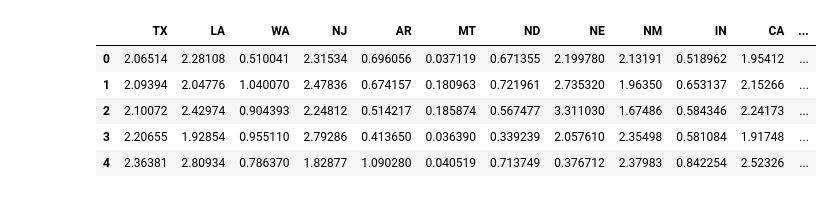
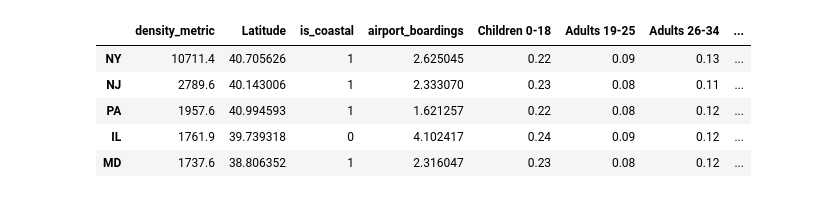
Before and after one commit to benlevyx/modelling-infectious-disease, a Jupyter notebook: state_stats/bayesian_model.ipynb, the cells around one changed output. Saved outputs shown, nothing was run; the diff lists cells and outputs as text; code cells hidden in the pictures.

```diff
--- a/state_stats/bayesian_model.ipynb
+++ b/state_stats/bayesian_model.ipynb
@@ -94,0 +337,6 @@ state2abbrev = {v: k for k, v in abbrev2state.items()}
+# %%
+# merge age dataframe with dataframe that contains the rest of the features
+age_df['Location'] = [state2abbrev[state] for state in age_df.Location]
+state_stats_df2 = (pd.merge(state_stats_df1, age_df, left_index=True, right_on='Location')
+                  .drop(columns=['Location']))
+state_stats_df2.index = ordered_density_metric2state.values()
@@ -95,11 +352,19 @@ state2abbrev = {v: k for k, v in abbrev2state.items()}
+# %%
+# dataset that reports the average temperature of each state during each of the four seasons of the year
+temps_df = pd.read_csv('temps.csv')
 # %%
-flu_ground_truth_df.columns = [state2abbrev[state] for state in flu_ground_truth_df.columns]
+temps_df['State'] = [state2abbrev[state] for state in temps_df.State]
+# %%
+# merge temperature dataframe with dataframe that contains the rest of the features
+state_stats_df3 = (pd.merge(state_stats_df2, temps_df, left_index=True, right_on='State')
+                  .drop(columns=['State']))
+state_stats_df3.index = ordered_density_metric2state.values()
 # %%
-flu_ground_truth_df.head()
+state_stats_df3.head()
 # %% [output]
-|  | TX | LA | WA | NJ | AR | MT | ND | NE | NM | IN | CA | ... |
-| 0 | 2.06514 | 2.28108 | 0.510041 | 2.31534 | 0.696056 | 0.037119 | 0.671355 | 2.199780 | 2.13191 | 0.518962 | 1.95412 | ... |
-| 1 | 2.09394 | 2.04776 | 1.040070 | 2.47836 | 0.674157 | 0.180963 | 0.721961 | 2.735320 | 1.96350 | 0.653137 | 2.15266 | ... |
-| 2 | 2.10072 | 2.42974 | 0.904393 | 2.24812 | 0.514217 | 0.185874 | 0.567477 | 3.311030 | 1.67486 | 0.584346 | 2.24173 | ... |
-| 3 | 2.20655 | 1.92854 | 0.955110 | 2.79286 | 0.413650 | 0.036390 | 0.339239 | 2.057610 | 2.35498 | 0.581084 | 1.91748 | ... |
-| 4 | 2.36381 | 2.80934 | 0.786370 | 1.82877 | 1.090280 | 0.040519 | 0.713749 | 0.376712 | 2.37983 | 0.842254 | 2.52326 | ... |
+|  | density_metric | Latitude | is_coastal | airport_boardings | Children 0-18 | Adults 19-25 | Adults 26-34 | ... |
+| NY | 10711.4 | 40.705626 | 1 | 2.625045 | 0.22 | 0.09 | 0.13 | ... |
+| NJ | 2789.6 | 40.143006 | 1 | 2.333070 | 0.23 | 0.08 | 0.11 | ... |
+| PA | 1957.6 | 40.994593 | 1 | 1.621257 | 0.22 | 0.08 | 0.12 | ... |
+| IL | 1761.9 | 39.739318 | 0 | 4.102417 | 0.24 | 0.09 | 0.12 | ... |
+| MD | 1737.6 | 38.806352 | 1 | 2.316047 | 0.23 | 0.08 | 0.12 | ... |
```
Also changed, not shown: parts of 137 cells of this notebook, 5 other files.
